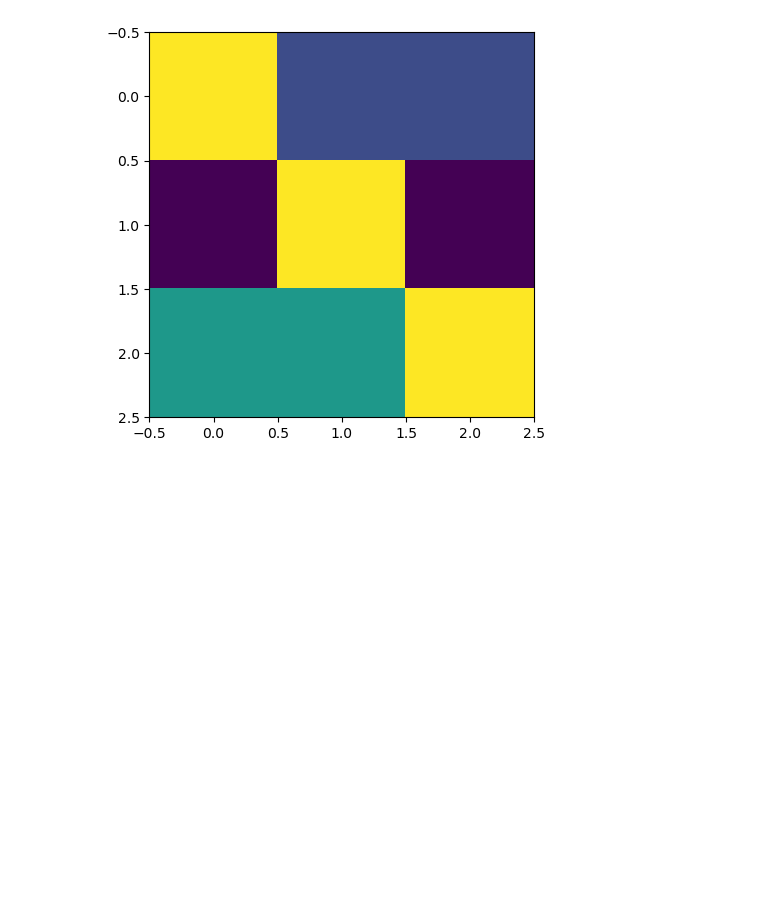
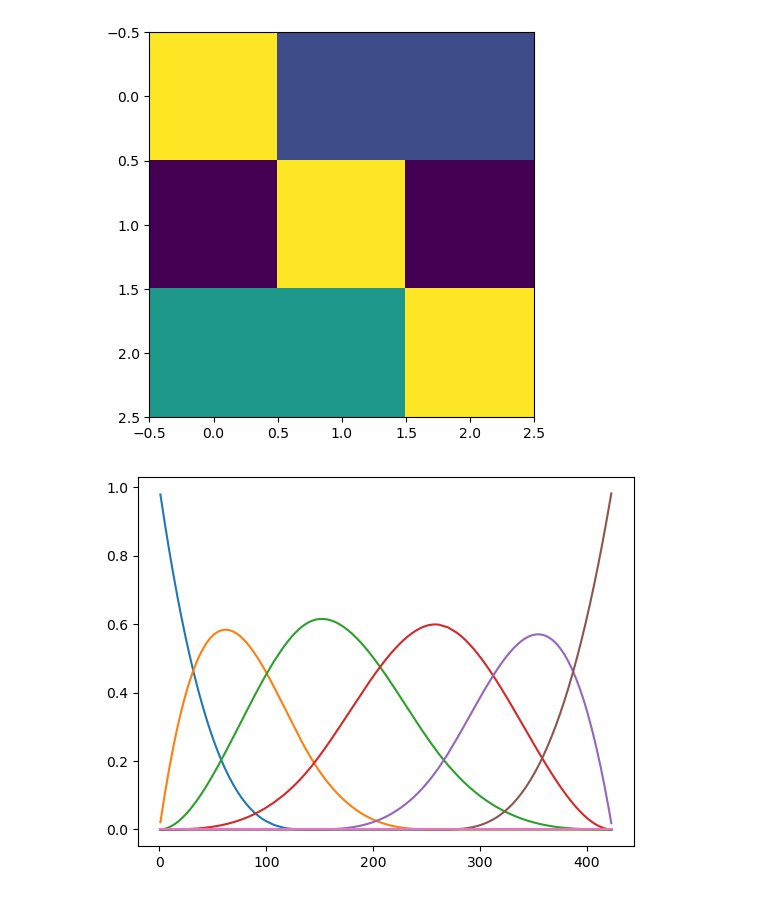
Before and after one commit to edeno/test_hmm, a Jupyter notebook: notebooks/test_maximization3.ipynb, the cells around one changed output. Saved outputs shown, nothing was run; the diff lists cells and outputs as text; code cells hidden in the pictures; blank space fills up the shorter version.

```diff
--- a/notebooks/test_maximization3.ipynb
+++ b/notebooks/test_maximization3.ipynb
@@ -429,6 +430,10 @@ initial_conditions[1:] = 1e-15 / len(initial_conditions[1:])
 # %% [output]
 [figure]
 [figure]
+# %%
+plt.plot(env.place_bin_centers_, predict_matrix[:, 1:]);
+# %% [output]
+[figure, added]
 # %%
 from scipy.optimize import minimize
 
```
Also changed, not shown: parts of 6 cells of this notebook, 37 other files.
